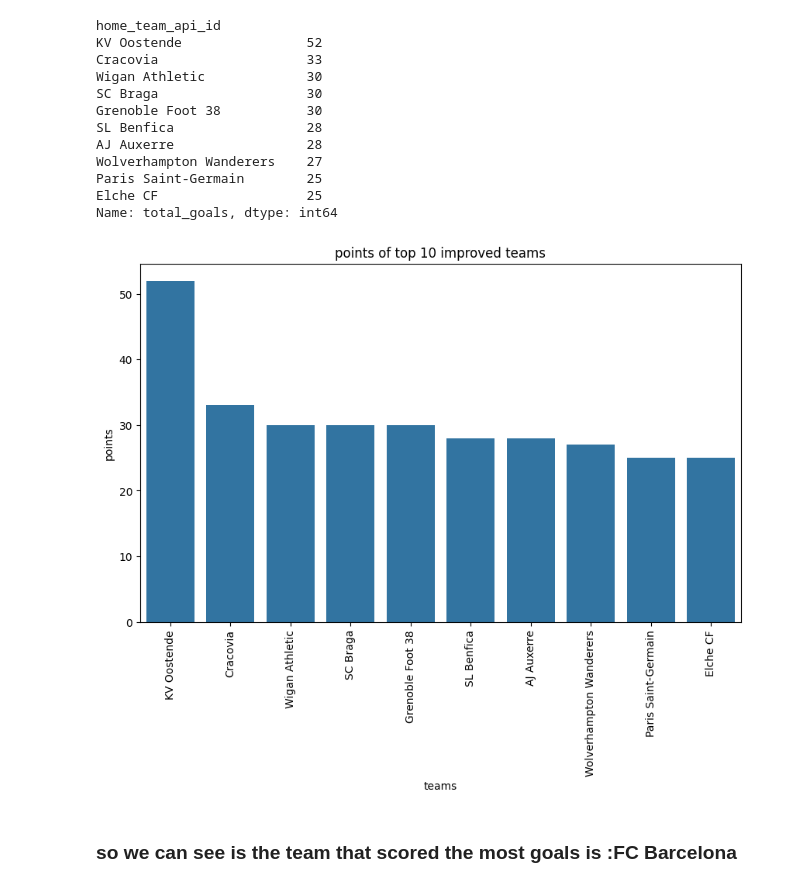
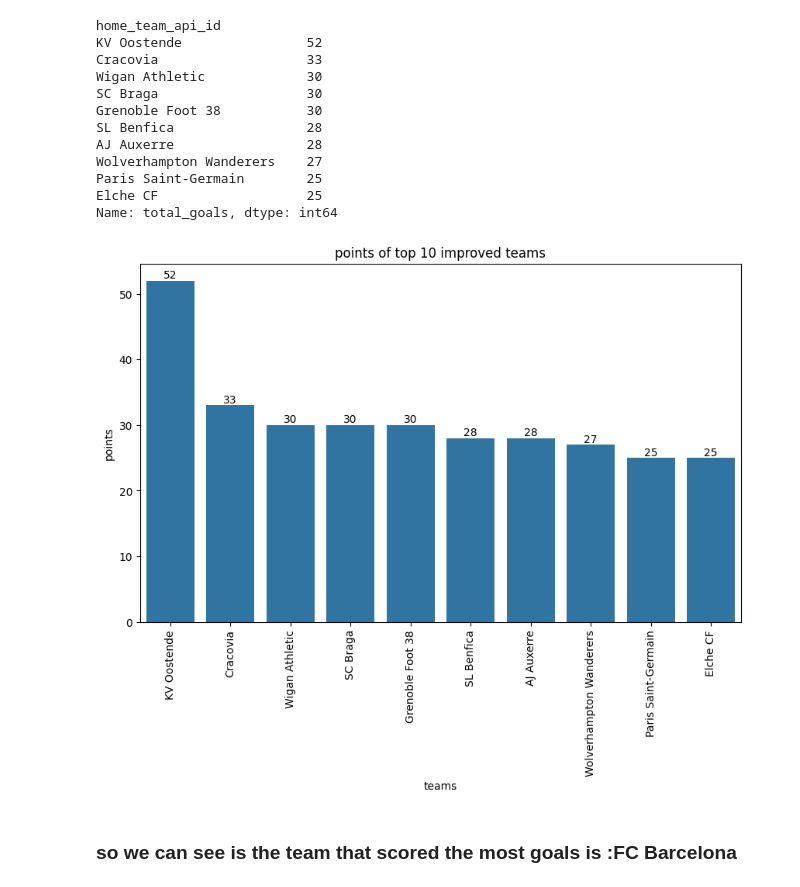
Before and after one commit to Amir152009/Matchs-analysis, a Jupyter notebook: Match notebook.ipynb, the cells around one changed output. Cells and saved outputs as stored; diff of their text form; code cells hidden in the pictures.

```diff
--- a/Match notebook.ipynb
+++ b/Match notebook.ipynb
@@ -293,14 +294,15 @@ Name: total_goals, dtype: int64
 # %%
 # plotting the top 10 improved teams
 plt.figure(figsize=(10,6))
-sns.barplot(x=top_10_improved.index, y=top_10_improved.values)
+ax2 = sns.barplot(x=top_10_improved.index, y=top_10_improved.values)
 plt.title('points of top 10 improved teams')
 plt.xlabel('teams')
 plt.ylabel('points')
+plt.bar_label(ax2.containers[0])
 plt.xticks(rotation=90)
 plt.show()
 # %% [output]
-[figure, old version]
+[figure, new version]
 # %% [markdown]
 ### so we can see is the team that scored the most goals is :<b>FC Barcelona </b>
 # %% [markdown]
```
Also changed, not shown: parts of 1 cell of this notebook.
